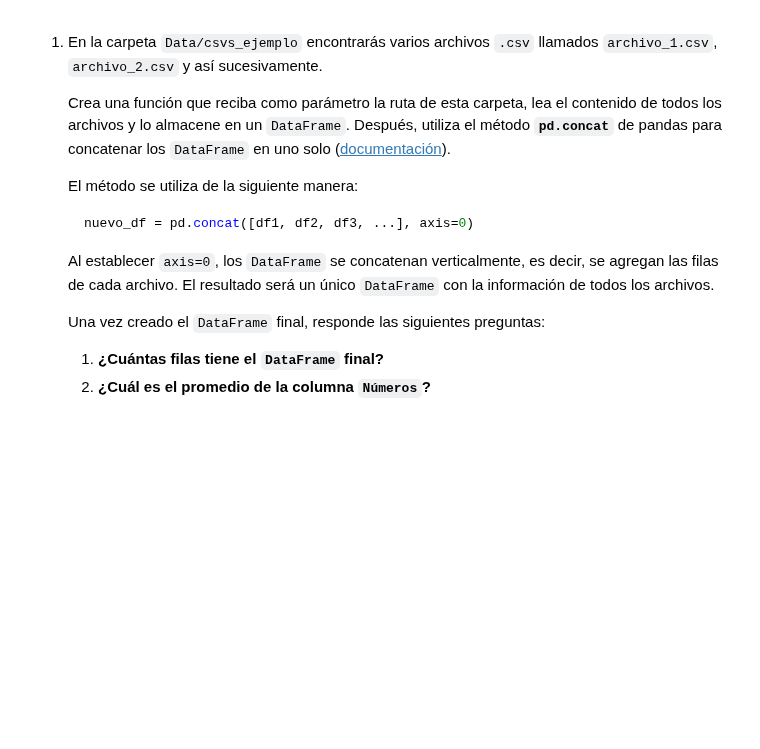
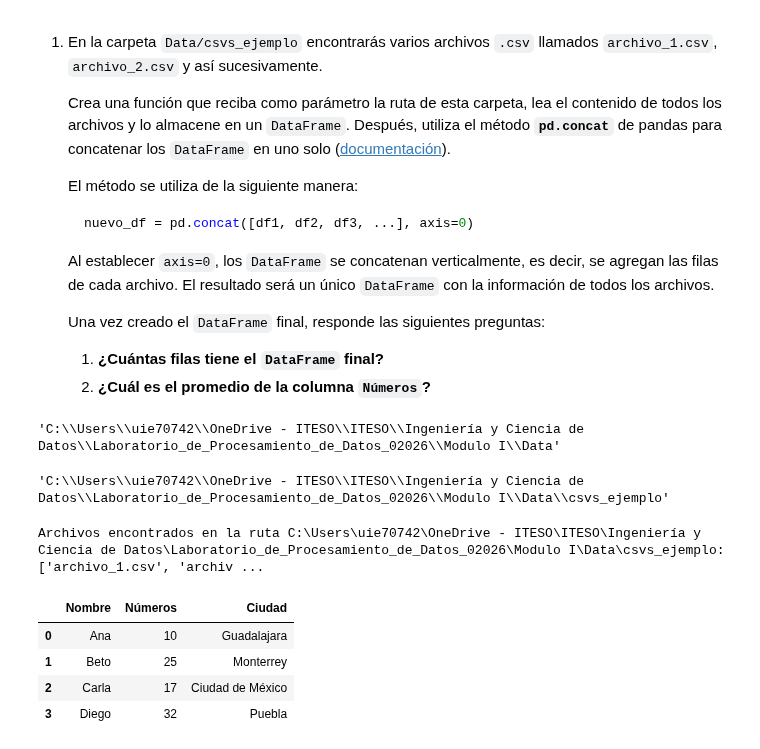
Before and after one commit to Santiago-CS/Procesamiento-de-datos, a Jupyter notebook: Modulo I/1.2.- Extracción_Archivos_CSV.ipynb, the cells around one changed output. Drawn from its saved outputs; the diff is of its cells as text; code cells hidden in the pictures; blank space fills up the shorter version.

```diff
--- a/Modulo I/1.2.- Extracción_Archivos_CSV.ipynb
+++ b/Modulo I/1.2.- Extracción_Archivos_CSV.ipynb
@@ -91,0 +164,13 @@ print(df_comp.dtypes)
+# %%
+ruta
+# %% [output]
+'C:\\Users\\uie70742\\OneDrive - ITESO\\ITESO\\Ingeniería y Ciencia de Datos\\Laboratorio_de_Procesamiento_de_Datos_02026\\Modulo I\\Data'
+# %%
+carpeta = os.path.join(ruta, 'csvs_ejemplo')
+carpeta
+# %% [output]
+'C:\\Users\\uie70742\\OneDrive - ITESO\\ITESO\\Ingeniería y Ciencia de Datos\\Laboratorio_de_Procesamiento_de_Datos_02026\\Modulo I\\Data\\csvs_ejemplo'
+# %%
+concat_Dataframe(path=carpeta)
+# %% [output]
+Archivos encontrados en la ruta C:\Users\uie70742\OneDrive - ITESO\ITESO\Ingeniería y Ciencia de Datos\Laboratorio_de_Procesamiento_de_Datos_02026\Modulo I\Data\csvs_ejemplo: ['archivo_1.csv', 'archiv ...
@@ -91,0 +179,9 @@ print(df_comp.dtypes)
+# %%
+df1 = pd.read_csv(os.path.join(carpeta,'archivo_1.csv'))
+df1
+# %% [output]
+|  | Nombre | Números | Ciudad |
+| 0 | Ana | 10 | Guadalajara |
+| 1 | Beto | 25 | Monterrey |
+| 2 | Carla | 17 | Ciudad de México |
+| 3 | Diego | 32 | Puebla |
```
Also changed, not shown: parts of 13 cells of this notebook, 1 other file.
